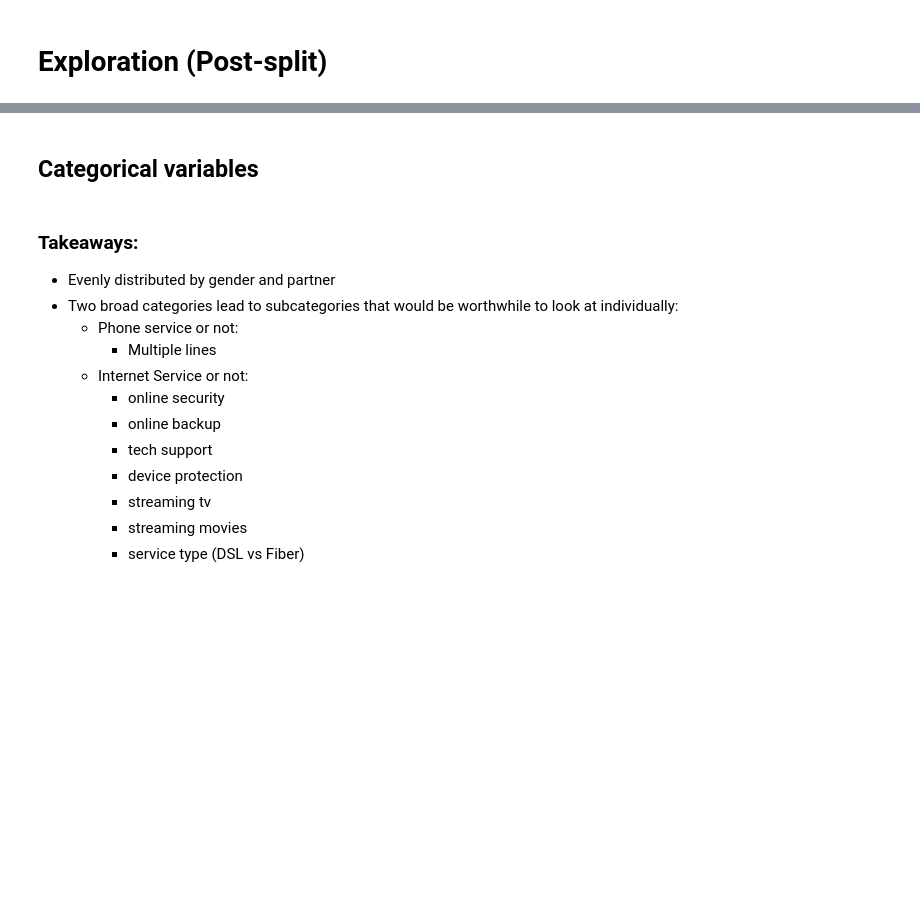
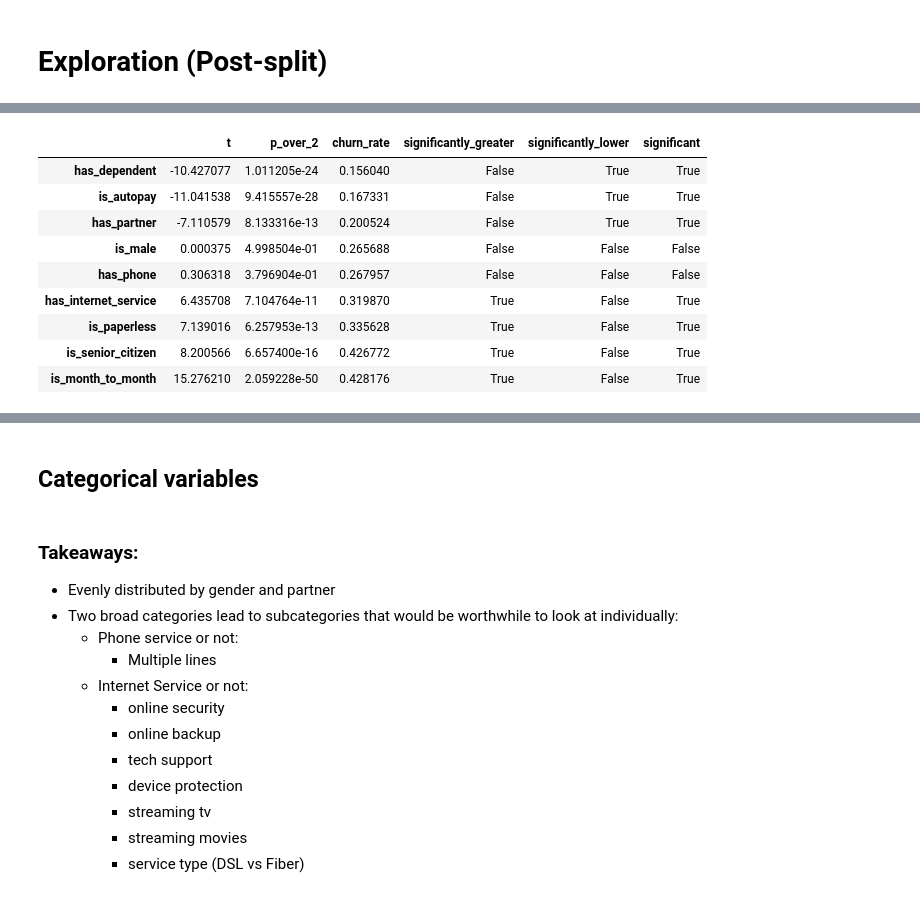
Before and after one commit to jesse-d-marder/classification-project, a Jupyter notebook: explore.ipynb, the cells around one changed output, grey strips where cells are left out. Drawn from its saved outputs; the diff is of its cells as text; code cells hidden in the pictures; blank space fills up the shorter version.

```diff
--- a/explore.ipynb
+++ b/explore.ipynb
@@ -96,8 +61,11 @@ Name: payment_type, dtype: int64
 # %%
-df.phone_service = df.phone_service.map({'Yes':1,'No':0})
+df = df.rename(columns={'senior_citizen':'is_senior_citizen'})
 df.churn = df.churn.map({'Yes':1,'No':0})
-df.partner = df.partner.map({'Yes':1,'No':0})
-df.dependents = df.dependents.map({'Yes':1,'No':0})
-df.paperless_billing = df.paperless_billing.map({'Yes':1,'No':0})
-df.contract_type = df.contract_type.map({'Two year':0,'One year':0})
-df.payment_type = df.payment_type.map({
+df['is_male'] = df.gender.map({'Male':1,'Female':0})
+df['has_phone'] = df.phone_service.map({'Yes':1,'No':0})
+df['has_internet_service'] = df.internet_service_type.map({'Fiber optic':1,'DSL':1,'None':0})
+df['has_partner']= df.partner.map({'Yes':1,'No':0})
+df['has_dependent'] = df.dependents.map({'Yes':1,'No':0})
+df['is_paperless'] = df.paperless_billing.map({'Yes':1,'No':0})
+df['is_month_to_month'] = df.contract_type.map({'Two year':0,'One year':0, 'Month-to-month':1})
+df['is_autopay'] = df.payment_type.map({'Electronic check': 0, 'Mailed check': 0, 'Bank transfer (automatic)':1, 'Credit card (automatic)': 1})
@@ -162,0 +220,13 @@ p/2, t
+# %%
+results
+# %% [output]
+|  | t | p_over_2 | churn_rate | significantly_greater | significantly_lower | significant |
+| has_dependent | -10.427077 | 1.011205e-24 | 0.156040 | False | True | True |
+| is_autopay | -11.041538 | 9.415557e-28 | 0.167331 | False | True | True |
+| has_partner | -7.110579 | 8.133316e-13 | 0.200524 | False | True | True |
+| is_male | 0.000375 | 4.998504e-01 | 0.265688 | False | False | False |
+| has_phone | 0.306318 | 3.796904e-01 | 0.267957 | False | False | False |
+| has_internet_service | 6.435708 | 7.104764e-11 | 0.319870 | True | False | True |
+| is_paperless | 7.139016 | 6.257953e-13 | 0.335628 | True | False | True |
+| is_senior_citizen | 8.200566 | 6.657400e-16 | 0.426772 | True | False | True |
+| is_month_to_month | 15.276210 | 2.059228e-50 | 0.428176 | True | False | True |
```
Also changed, not shown: parts of 57 cells of this notebook.
